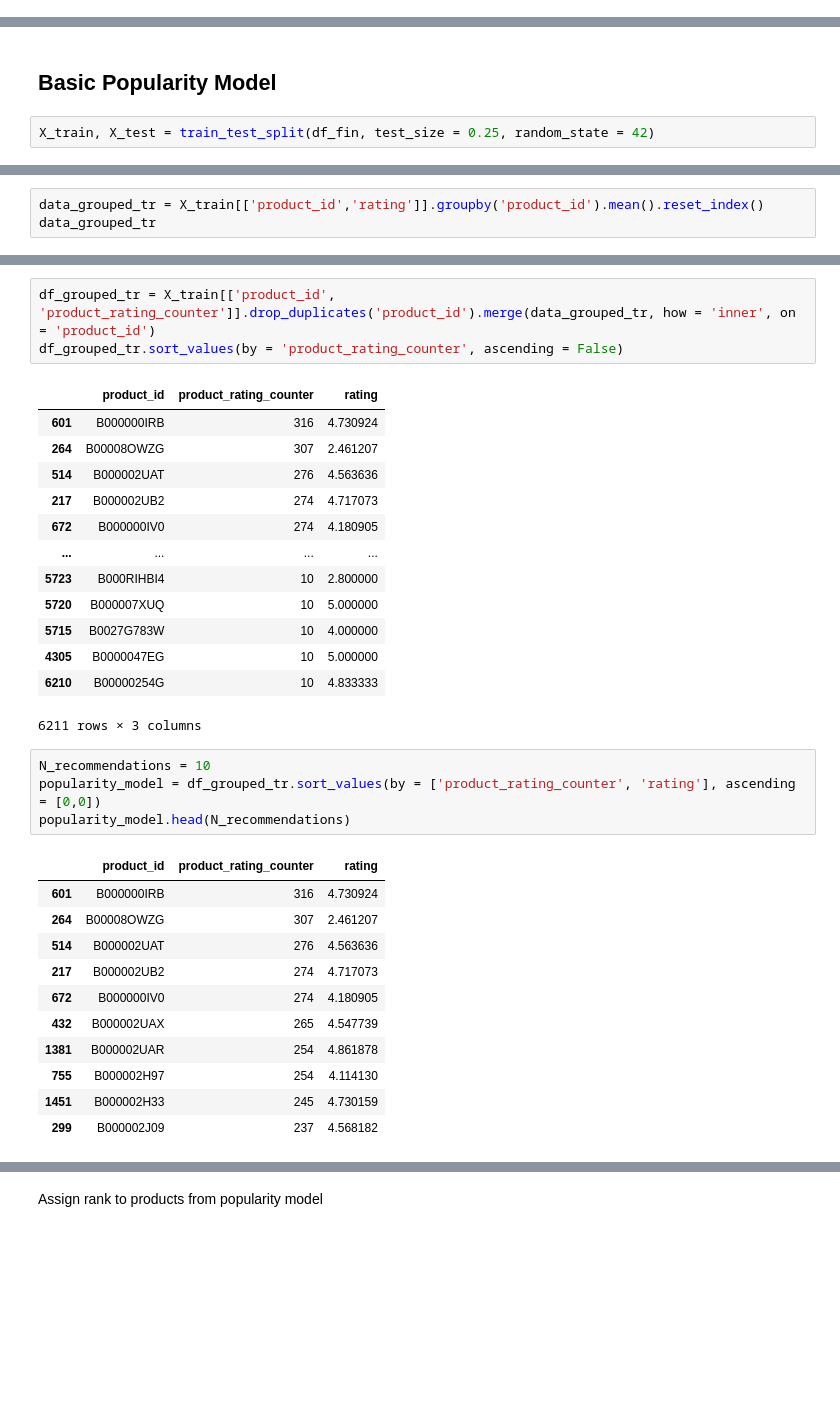
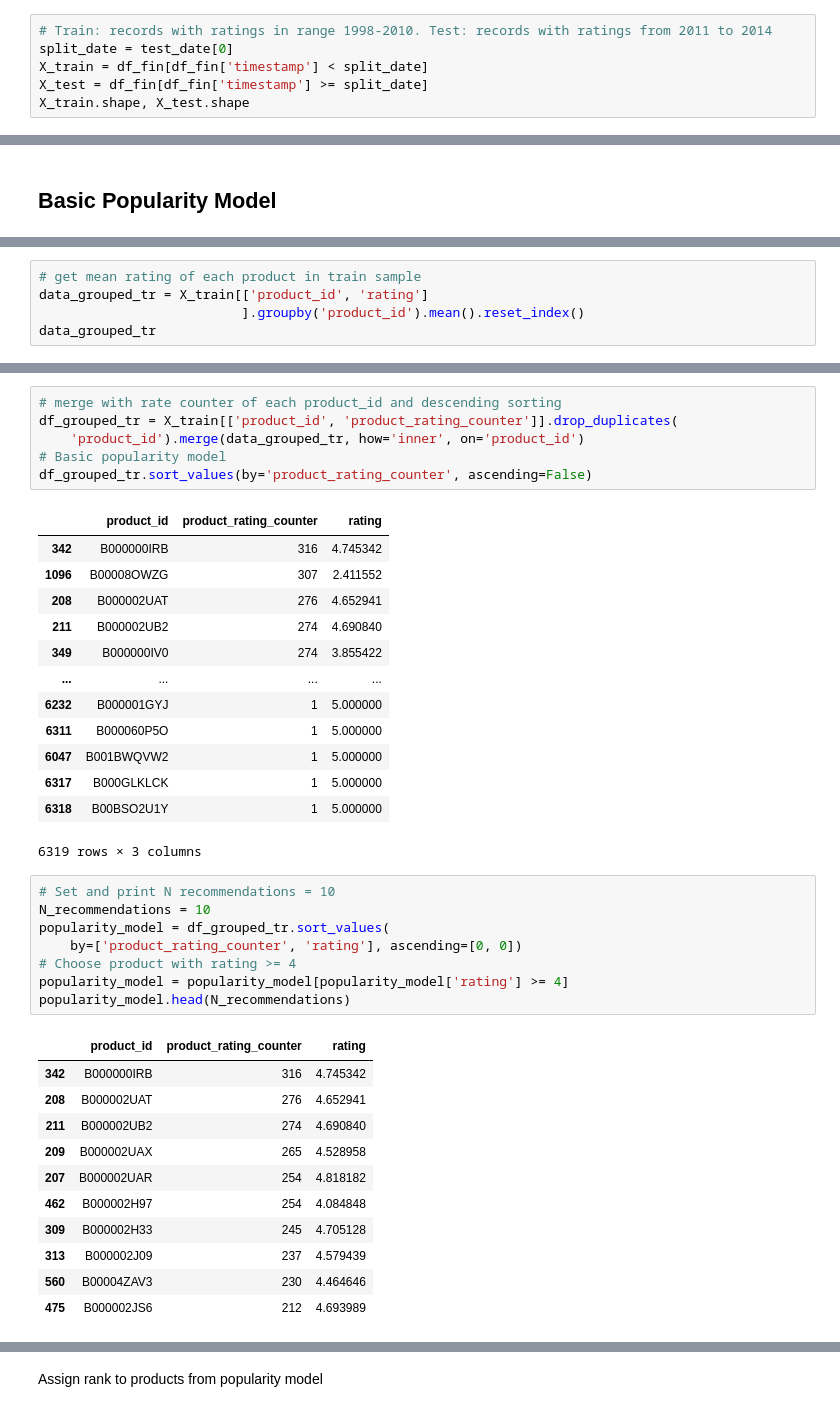
Before and after one commit to ambdash/Amazon-RecSys, a Jupyter notebook: Amazon_RecSys.ipynb, the cells around one changed output, grey strips where cells are left out. Drawn from its saved outputs; the diff is of its cells as text; blank space fills up the shorter version.

```diff
--- a/Amazon_RecSys.ipynb
+++ b/Amazon_RecSys.ipynb
@@ -365,0 +432,6 @@ Non-personalised type of recommender systems. Can be a simple solution for new u
+# %%
+# Train: records with ratings in range 1998-2010. Test: records with ratings from 2011 to 2014
+split_date = test_date[0]
+X_train = df_fin[df_fin['timestamp'] < split_date]
+X_test = df_fin[df_fin['timestamp'] >= split_date]
+X_train.shape, X_test.shape
@@ -366,4 +558,2 @@ Non-personalised type of recommender systems. Can be a simple solution for new u
 # %% [markdown]
 ## Basic Popularity Model
-# %%
-X_train, X_test = train_test_split(df_fin, test_size = 0.25, random_state = 42)
@@ -374,5 +560,7 @@ X_train.shape, X_test.shape
 # %%
-data_grouped_tr = X_train[['product_id','rating']].groupby('product_id').mean().reset_index()
+# get mean rating of each product in train sample
+data_grouped_tr = X_train[['product_id', 'rating']
+                          ].groupby('product_id').mean().reset_index()
 data_grouped_tr
 # %% [output]
 |  | product_id | rating |
@@ -391,33 +579,40 @@ data_grouped_tr
 # %%
-df_grouped_tr = X_train[['product_id', 'product_rating_counter']].drop_duplicates('product_id').merge(data_grouped_tr, how = 'inner', on = 'product_id')
-df_grouped_tr.sort_values(by = 'product_rating_counter', ascending = False)
+# merge with rate counter of each product_id and descending sorting
+df_grouped_tr = X_train[['product_id', 'product_rating_counter']].drop_duplicates(
+    'product_id').merge(data_grouped_tr, how='inner', on='product_id')
+# Basic popularity model
+df_grouped_tr.sort_values(by='product_rating_counter', ascending=False)
 # %% [output]
 |  | product_id | product_rating_counter | rating |
-| 601 | B000000IRB | 316 | 4.730924 |
-| 264 | B00008OWZG | 307 | 2.461207 |
-| 514 | B000002UAT | 276 | 4.563636 |
-| 217 | B000002UB2 | 274 | 4.717073 |
-| 672 | B000000IV0 | 274 | 4.180905 |
+| 342 | B000000IRB | 316 | 4.745342 |
+| 1096 | B00008OWZG | 307 | 2.411552 |
+| 208 | B000002UAT | 276 | 4.652941 |
+| 211 | B000002UB2 | 274 | 4.690840 |
+| 349 | B000000IV0 | 274 | 3.855422 |
 | ... | ... | ... | ... |
-| 5723 | B000RIHBI4 | 10 | 2.800000 |
-| 5720 | B000007XUQ | 10 | 5.000000 |
-| 5715 | B0027G783W | 10 | 4.000000 |
-| 4305 | B0000047EG | 10 | 5.000000 |
-| 6210 | B00000254G | 10 | 4.833333 |
+| 6232 | B000001GYJ | 1 | 5.000000 |
+| 6311 | B000060P5O | 1 | 5.000000 |
+| 6047 | B001BWQVW2 | 1 | 5.000000 |
+| 6317 | B000GLKLCK | 1 | 5.000000 |
+| 6318 | B00BSO2U1Y | 1 | 5.000000 |
-6211 rows × 3 columns
+6319 rows × 3 columns
 # %%
+# Set and print N recommendations = 10
 N_recommendations = 10
-popularity_model = df_grouped_tr.sort_values(by = ['product_rating_counter', 'rating'], ascending = [0,0])
+popularity_model = df_grouped_tr.sort_values(
+    by=['product_rating_counter', 'rating'], ascending=[0, 0])
+# Choose product with rating >= 4
+popularity_model = popularity_model[popularity_model['rating'] >= 4]
 popularity_model.head(N_recommendations)
 # %% [output]
 |  | product_id | product_rating_counter | rating |
-| 601 | B000000IRB | 316 | 4.730924 |
-| 264 | B00008OWZG | 307 | 2.461207 |
-| 514 | B000002UAT | 276 | 4.563636 |
-| 217 | B000002UB2 | 274 | 4.717073 |
-| 672 | B000000IV0 | 274 | 4.180905 |
-| 432 | B000002UAX | 265 | 4.547739 |
-| 1381 | B000002UAR | 254 | 4.861878 |
-| 755 | B000002H97 | 254 | 4.114130 |
-| 1451 | B000002H33 | 245 | 4.730159 |
-| 299 | B000002J09 | 237 | 4.568182 |
+| 342 | B000000IRB | 316 | 4.745342 |
+| 208 | B000002UAT | 276 | 4.652941 |
+| 211 | B000002UB2 | 274 | 4.690840 |
+| 209 | B000002UAX | 265 | 4.528958 |
+| 207 | B000002UAR | 254 | 4.818182 |
+| 462 | B000002H97 | 254 | 4.084848 |
+| 309 | B000002H33 | 245 | 4.705128 |
+| 313 | B000002J09 | 237 | 4.579439 |
+| 560 | B00004ZAV3 | 230 | 4.464646 |
+| 475 | B000002JS6 | 212 | 4.693989 |
```
Also changed, not shown: parts of 149 cells of this notebook, 1 other file.
